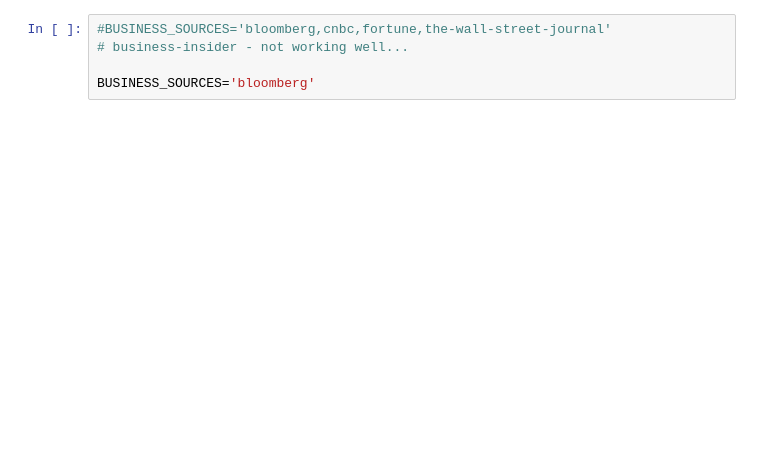
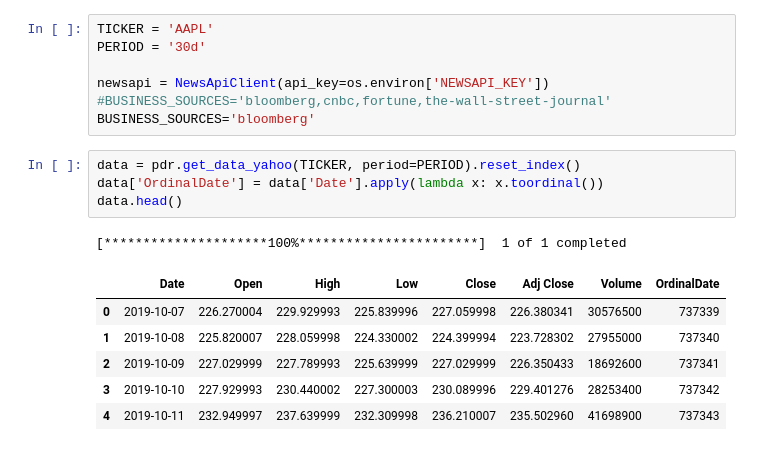
Before and after one commit to sixprime/market_sentiment_analysis, a Jupyter notebook: market_sentiment_analysis.ipynb, the cells around one changed output. Saved outputs shown, nothing was run; the diff lists cells and outputs as text; blank space fills up the shorter version.

```diff
--- a/market_sentiment_analysis.ipynb
+++ b/market_sentiment_analysis.ipynb
@@ -10,5 +25,19 @@ newsapi = NewsApiClient(api_key=os.environ['NEWSAPI_KEY'])
 # %%
+TICKER = 'AAPL'
+PERIOD = '30d'
+
+newsapi = NewsApiClient(api_key=os.environ['NEWSAPI_KEY'])
 #BUSINESS_SOURCES='bloomberg,cnbc,fortune,the-wall-street-journal'
-# business-insider - not working well...
-
 BUSINESS_SOURCES='bloomberg'
+# %%
+data = pdr.get_data_yahoo(TICKER, period=PERIOD).reset_index()
+data['OrdinalDate'] = data['Date'].apply(lambda x: x.toordinal())
+data.head()
+# %% [output]
+[*********************100%***********************]  1 of 1 completed
+|  | Date | Open | High | Low | Close | Adj Close | Volume | OrdinalDate |
+| 0 | 2019-10-07 | 226.270004 | 229.929993 | 225.839996 | 227.059998 | 226.380341 | 30576500 | 737339 |
+| 1 | 2019-10-08 | 225.820007 | 228.059998 | 224.330002 | 224.399994 | 223.728302 | 27955000 | 737340 |
+| 2 | 2019-10-09 | 227.029999 | 227.789993 | 225.639999 | 227.029999 | 226.350433 | 18692600 | 737341 |
+| 3 | 2019-10-10 | 227.929993 | 230.440002 | 227.300003 | 230.089996 | 229.401276 | 28253400 | 737342 |
+| 4 | 2019-10-11 | 232.949997 | 237.639999 | 232.309998 | 236.210007 | 235.502960 | 41698900 | 737343 |
```
Also changed, not shown: parts of 11 cells of this notebook, 2 other files.
